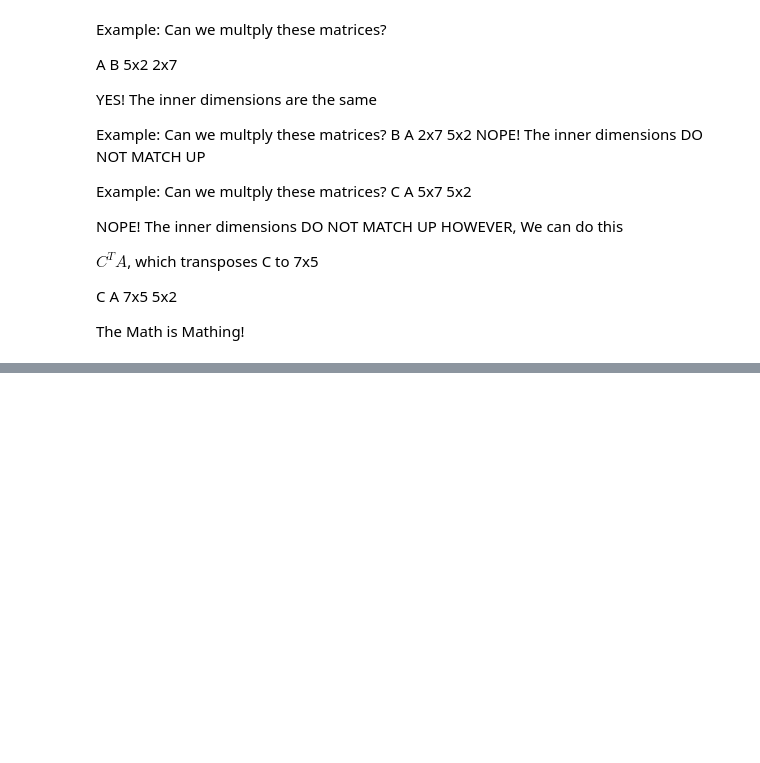
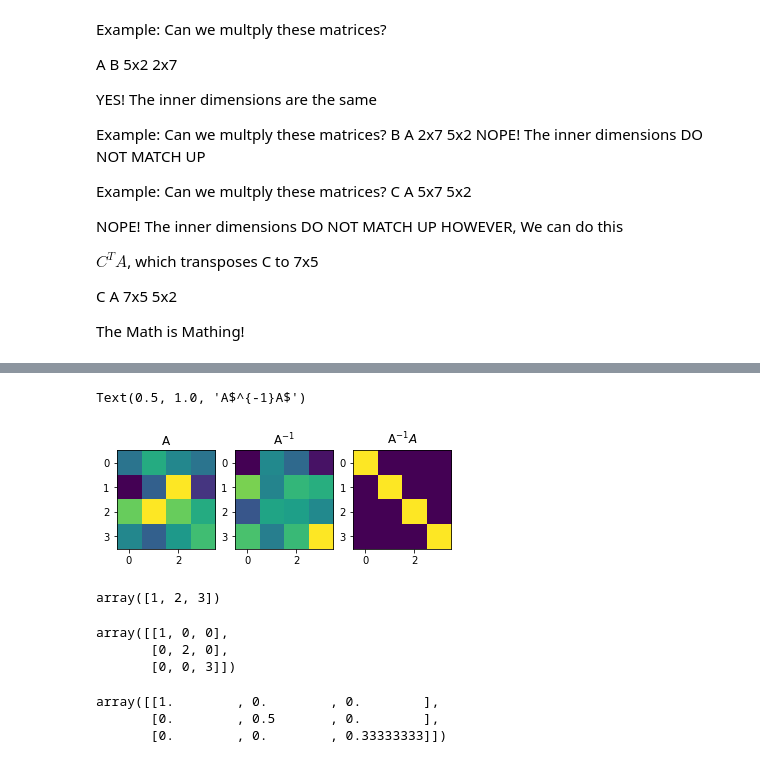
Before and after one commit to QuinnManor/practice, a Jupyter notebook: linalg/linalg.ipynb, the cells around one changed output, grey strips where cells are left out. Drawn from its saved outputs; the diff is of its cells as text; code cells hidden in the pictures; blank space fills up the shorter version.

Commit message:
Matrix Inverse

```diff
--- a/linalg/linalg.ipynb
+++ b/linalg/linalg.ipynb
@@ -614,0 +637,14 @@ print(np.matmul(M, Z))
+# %%
+# create random 4x4 matrix
+A = np.round(np.random.randn(4,4) * 5)
+# create the inverse of matrix A
+AINV = np.linalg.inv(A)
+
+# Creating the Identity Matrix based on the two, checking if AINV is really the matrix
+AINVA = np.around(A@AINV)
+
+print(A)
+print()
+print(AINV)
+print()
+print(AINVA)
@@ -614,0 +666,35 @@ print(np.matmul(M, Z))
+# %%
+fig,ax = plt.subplots(1,3,figsize=(6,5))
+
+ax[0].imshow(A)
+ax[0].set_title('A')
+
+ax[1].imshow(AINV)
+ax[1].set_title('A$^{-1}$')
+
+ax[2].imshow(AINVA)
+ax[2].set_title('A$^{-1}A$')
+# %% [output]
+Text(0.5, 1.0, 'A$^{-1}A$')
+[figure, added]
+# %%
+# create a 3D vector
+V = np.array([1,2,3])
+V
+# %% [output]
+array([1, 2, 3])
+# %%
+# create a diagonal matrix from that vector
+DM = np.diag(V)
+DM
+# %% [output]
+array([[1, 0, 0],
+       [0, 2, 0],
+       [0, 0, 3]])
+# %%
+# compute the inverse from the above
+np.linalg.inv(DM)
+# %% [output]
+array([[1.        , 0.        , 0.        ],
+       [0.        , 0.5       , 0.        ],
+       [0.        , 0.        , 0.33333333]])
```
Also changed, not shown: parts of 16 cells of this notebook.
